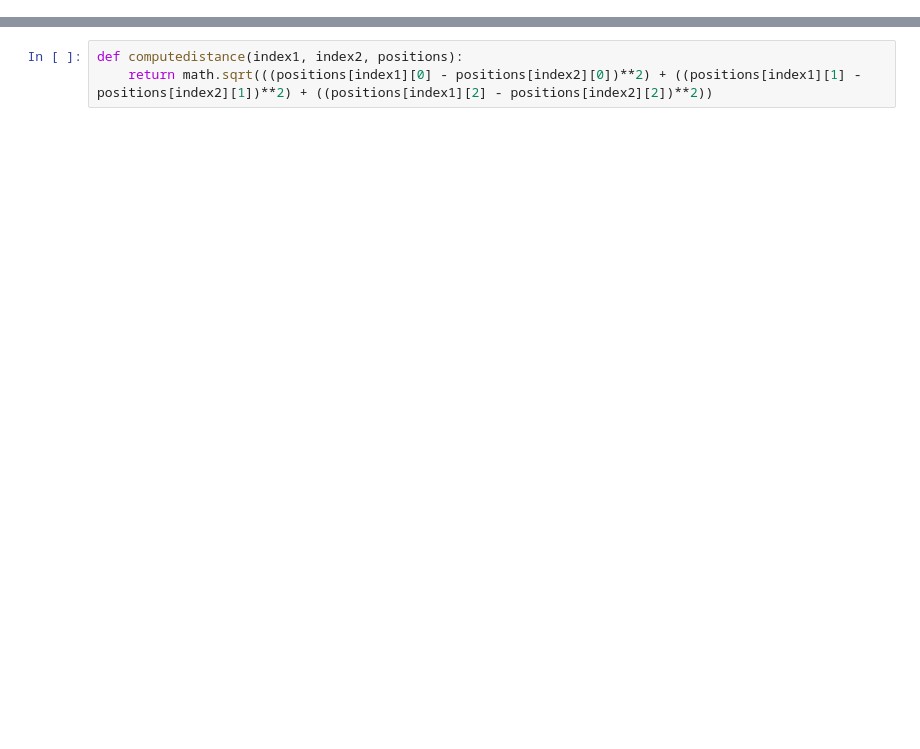
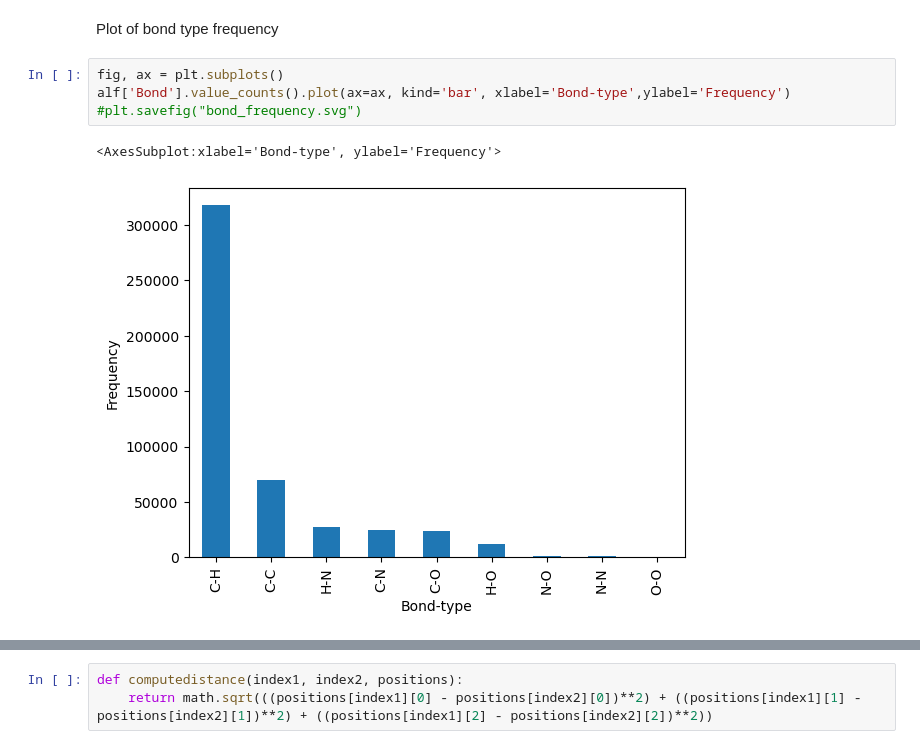
Before and after one commit to Max-Leach/GNNpredict, a Jupyter notebook: data_processing/test.ipynb, the cells around one changed output, grey strips where cells are left out. Drawn from its saved outputs; the diff is of its cells as text; blank space fills up the shorter version.

```diff
--- a/data_processing/test.ipynb
+++ b/data_processing/test.ipynb
@@ -82,0 +32,9 @@ Chem.rdMolDescriptors.CalcNumHeavyAtoms(mol2)
+# %% [markdown]
+Plot of bond type frequency
+# %%
+fig, ax = plt.subplots()
+alf['Bond'].value_counts().plot(ax=ax, kind='bar', xlabel='Bond-type',ylabel='Frequency')
+#plt.savefig("bond_frequency.svg")
+# %% [output]
+<AxesSubplot:xlabel='Bond-type', ylabel='Frequency'>
+[figure, added]
```
Also changed, not shown: parts of 52 cells of this notebook.
